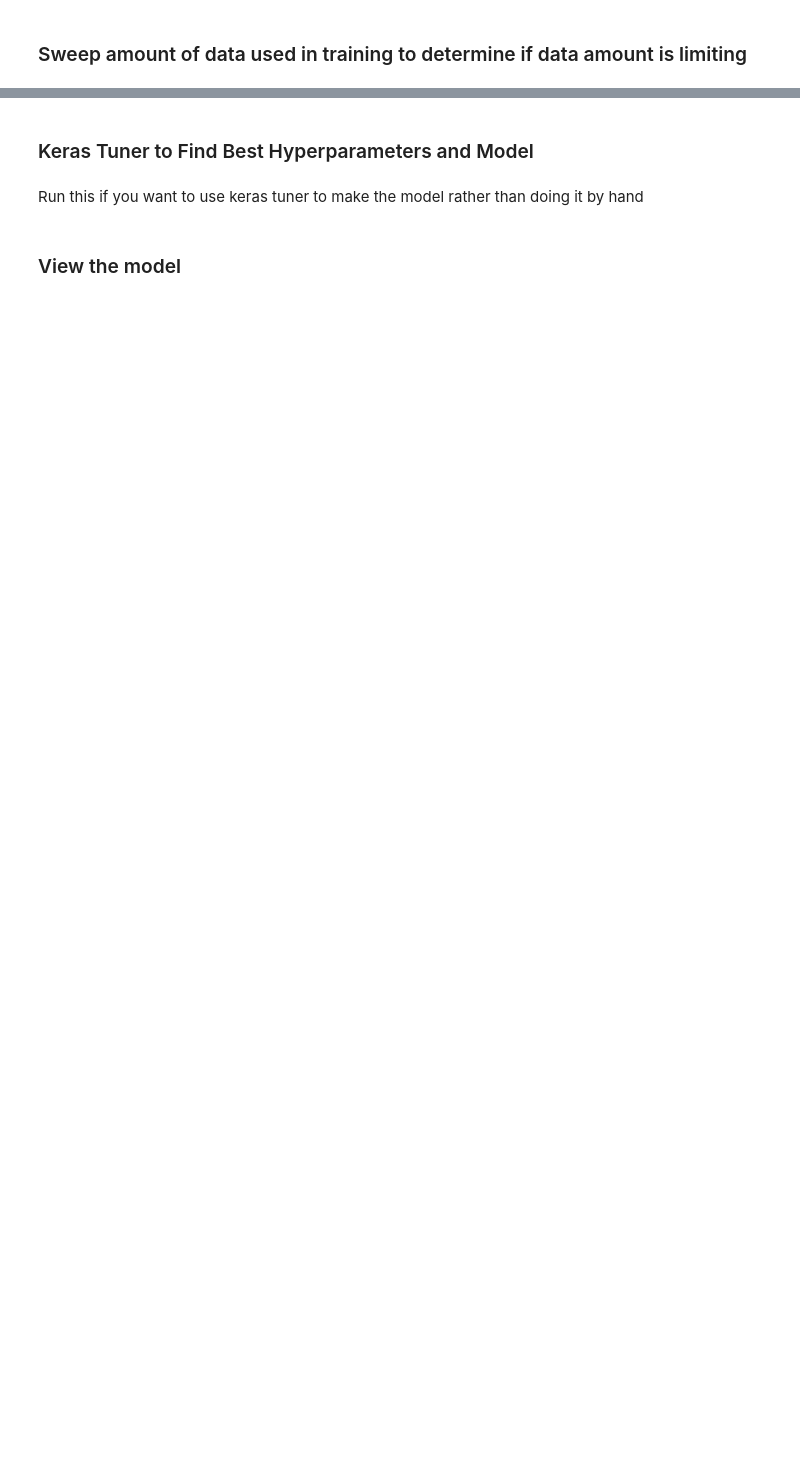
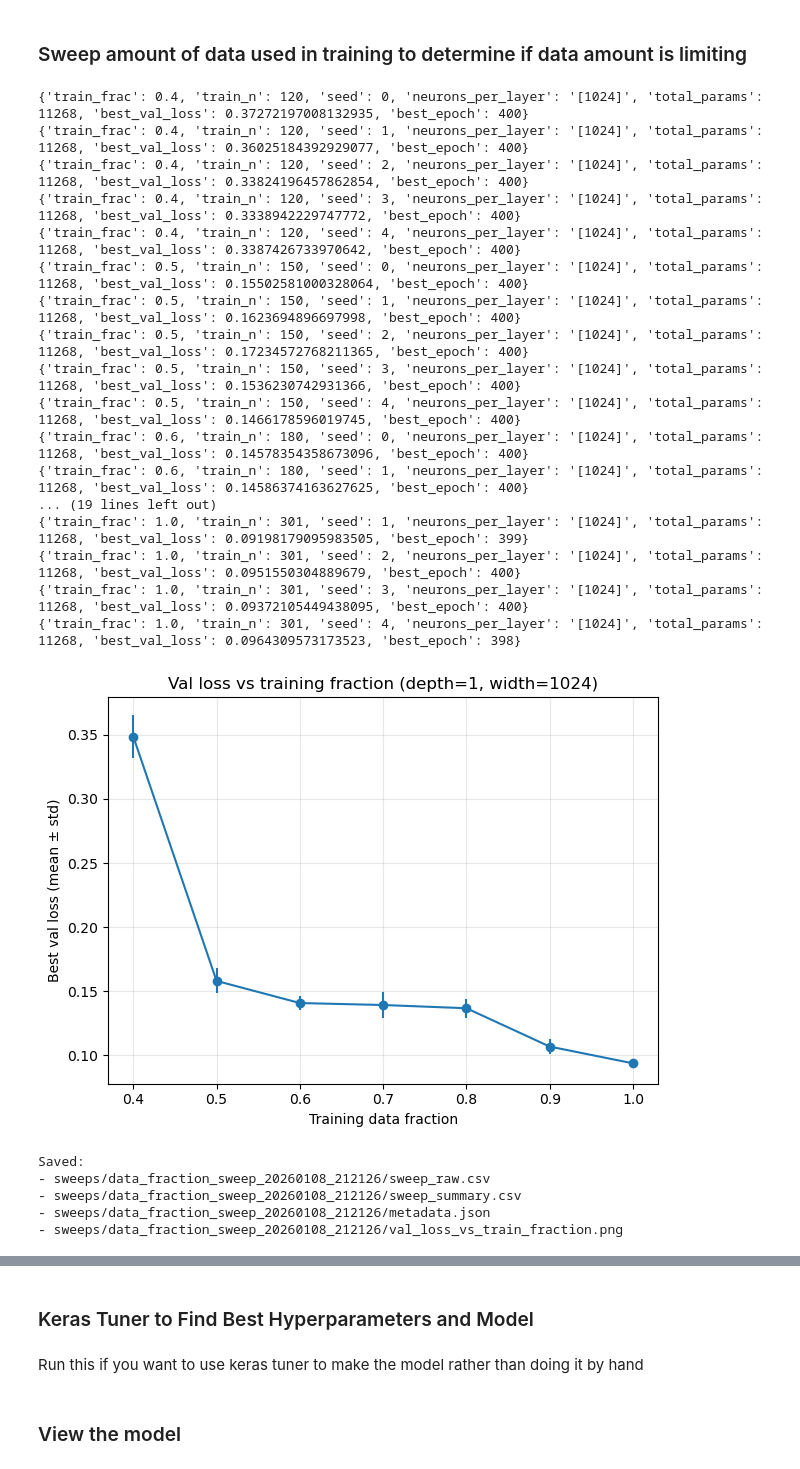
Before and after one commit to abhishekchak52/ML_qubit_design, a Jupyter notebook: model_predict_coupler_NCap_cap_matrix/ml_01_train_keras.ipynb, the cells around one changed output, grey strips where cells are left out. Drawn from its saved outputs; the diff is of its cells as text; code cells hidden in the pictures; blank space fills up the shorter version.

Commit message:
looked at having less data to train on

```diff
--- a/model_predict_coupler_NCap_cap_matrix/ml_01_train_keras.ipynb
+++ b/model_predict_coupler_NCap_cap_matrix/ml_01_train_keras.ipynb
@@ -938,9 +922,7 @@ if SWEEP_DATA_AMOUNT:
     # this gives better comparison for the impact of just the training data size
     SWEEP_SEEDS = [0, 1, 2, 3, 4]
 
-    # -------------------------
-    # Helpers
-    # -------------------------
+
     def build_mlp(neurons_per_layer, input_dim, output_dim):
         model = Sequential()
         model.add(Input(shape=(input_dim,), name="input1"))
@@ -1032,9 +1014,7 @@ if SWEEP_DATA_AMOUNT:
             "best_epoch": best_epoch,
         }
 
-    # -------------------------
-    # 3) Run sweep
-    # -------------------------
+    ####### do the sweep ######
     results = []
     for frac in TRAIN_FRACTIONS:
         for seed in SWEEP_SEEDS:
@@ -1044,64 +1024,62 @@ if SWEEP_DATA_AMOUNT:
 
     df = pd.DataFrame(results).sort_values(["train_frac", "seed"]).reset_index(drop=True)
 
-    # If multiple seeds, compute mean/std across seeds per fraction
+    # do the mean/std over the many seeds to average
     summary = (
         df.groupby(["train_frac", "train_n", "total_params"], as_index=False)
           .agg(best_val_loss_mean=("best_val_loss", "mean"),
                best_val_loss_std=("best_val_loss", "std"),
                best_epoch_mean=("best_epoch", "mean"))
           .sort_values("train_frac")
           .reset_index(drop=True)
     )
 
-    # -------------------------
-    # 4) Save data section
-    # -------------------------
+    ##### save the data ####
     run_id = time.strftime("%Y%m%d_%H%M%S")
     out_dir = os.path.join("sweeps", f"data_fraction_sweep_{run_id}")
     os.makedirs(out_dir, exist_ok=True)
 
     df_path = os.path.join(out_dir, "sweep_raw.csv")
     summary_path = os.path.join(out_dir, "sweep_summary.csv")
     meta_path = os.path.join(out_dir, "metadata.json")
     fig_path = os.path.join(out_dir, "val_loss_vs_train_fraction.png")
 
     df.to_csv(df_path, index=False)
     summary.to_csv(summary_path, index=False)
 
     metadata = {
         "run_id": run_id,
         "fixed_depth": FIXED_DEPTH,
         "fixed_width": FIXED_WIDTH,
         "fixed_neurons": FIXED_NEURONS,
         "train_fractions": TRAIN_FRACTIONS,
         "seeds": SWEEP_SEEDS,
         "train_loss": str(TRAIN_LOSS),
         "batch_size": int(TRAIN_BATCH_SIZE),
         "early_stopping_patience": int(TRAIN_EARLY_STOPPING_PATIENCE),
         "notes": "Subset sampling is applied only to X_train/y_train; validation is fixed.",
     }
-    with open(meta_path, "w") as f:
-        json.dump(metadata, f, indent=2)
-
-    # -------------------------
-    # 5) Plot
-    # -------------------------
-    plt.figure()
-    if len(SWEEP_SEEDS) > 1:
-        # error bars across seeds
-        yerr = summary["best_val_loss_std"].fillna(0.0).to_numpy()
-        plt.errorbar(summary["train_frac"], summary["best_val_loss_mean"], yerr=yerr, marker="o")
-        plt.ylabel("Best val loss (mean ± std)")
-    else:
-        plt.plot(summary["train_frac"], summary["best_val_loss_mean"], marker="o")
-        plt.ylabel("Best val loss")
-
-    plt.xlabel("Training data fraction")
-    plt.title(f"Val loss vs training fraction (depth={FIXED_DEPTH}, width={FIXED_WIDTH})")
-    plt.grid(True, alpha=0.3)
-    plt.tight_layout()
-    plt.savefig(fig_path, dpi=200)
-    plt.show()
-
-    print(f"\nSaved:\n- {df_path}\n- {summary_path}\n- {meta_path}\n- {fig_path}")
+# %% [output]
+{'train_frac': 0.4, 'train_n': 120, 'seed': 0, 'neurons_per_layer': '[1024]', 'total_params': 11268, 'best_val_loss': 0.37272197008132935, 'best_epoch': 400}
+{'train_frac': 0.4, 'train_n': 120, 'seed': 1, 'neurons_per_layer': '[1024]', 'total_params': 11268, 'best_val_loss': 0.36025184392929077, 'best_epoch': 400}
+{'train_frac': 0.4, 'train_n': 120, 'seed': 2, 'neurons_per_layer': '[1024]', 'total_params': 11268, 'best_val_loss': 0.33824196457862854, 'best_epoch': 400}
+{'train_frac': 0.4, 'train_n': 120, 'seed': 3, 'neurons_per_layer': '[1024]', 'total_params': 11268, 'best_val_loss': 0.3338942229747772, 'best_epoch': 400}
+{'train_frac': 0.4, 'train_n': 120, 'seed': 4, 'neurons_per_layer': '[1024]', 'total_params': 11268, 'best_val_loss': 0.3387426733970642, 'best_epoch': 400}
+{'train_frac': 0.5, 'train_n': 150, 'seed': 0, 'neurons_per_layer': '[1024]', 'total_params': 11268, 'best_val_loss': 0.15502581000328064, 'best_epoch': 400}
+{'train_frac': 0.5, 'train_n': 150, 'seed': 1, 'neurons_per_layer': '[1024]', 'total_params': 11268, 'best_val_loss': 0.1623694896697998, 'best_epoch': 400}
+{'train_frac': 0.5, 'train_n': 150, 'seed': 2, 'neurons_per_layer': '[1024]', 'total_params': 11268, 'best_val_loss': 0.17234572768211365, 'best_epoch': 400}
+{'train_frac': 0.5, 'train_n': 150, 'seed': 3, 'neurons_per_layer': '[1024]', 'total_params': 11268, 'best_val_loss': 0.1536230742931366, 'best_epoch': 400}
+{'train_frac': 0.5, 'train_n': 150, 'seed': 4, 'neurons_per_layer': '[1024]', 'total_params': 11268, 'best_val_loss': 0.1466178596019745, 'best_epoch': 400}
+{'train_frac': 0.6, 'train_n': 180, 'seed': 0, 'neurons_per_layer': '[1024]', 'total_params': 11268, 'best_val_loss': 0.14578354358673096, 'best_epoch': 400}
+{'train_frac': 0.6, 'train_n': 180, 'seed': 1, 'neurons_per_layer': '[1024]', 'total_params': 11268, 'best_val_loss': 0.14586374163627625, 'best_epoch': 400}
+... (19 lines left out)
+{'train_frac': 1.0, 'train_n': 301, 'seed': 1, 'neurons_per_layer': '[1024]', 'total_params': 11268, 'best_val_loss': 0.09198179095983505, 'best_epoch': 399}
+{'train_frac': 1.0, 'train_n': 301, 'seed': 2, 'neurons_per_layer': '[1024]', 'total_params': 11268, 'best_val_loss': 0.0951550304889679, 'best_epoch': 400}
+{'train_frac': 1.0, 'train_n': 301, 'seed': 3, 'neurons_per_layer': '[1024]', 'total_params': 11268, 'best_val_loss': 0.09372105449438095, 'best_epoch': 400}
+{'train_frac': 1.0, 'train_n': 301, 'seed': 4, 'neurons_per_layer': '[1024]', 'total_params': 11268, 'best_val_loss': 0.0964309573173523, 'best_epoch': 398}
+[figure, added]
+Saved:
+- sweeps/data_fraction_sweep_20260108_212126/sweep_raw.csv
+- sweeps/data_fraction_sweep_20260108_212126/sweep_summary.csv
+- sweeps/data_fraction_sweep_20260108_212126/metadata.json
+- sweeps/data_fraction_sweep_20260108_212126/val_loss_vs_train_fraction.png
```
Also changed, not shown: parts of 14 cells of this notebook, 8 other files.
